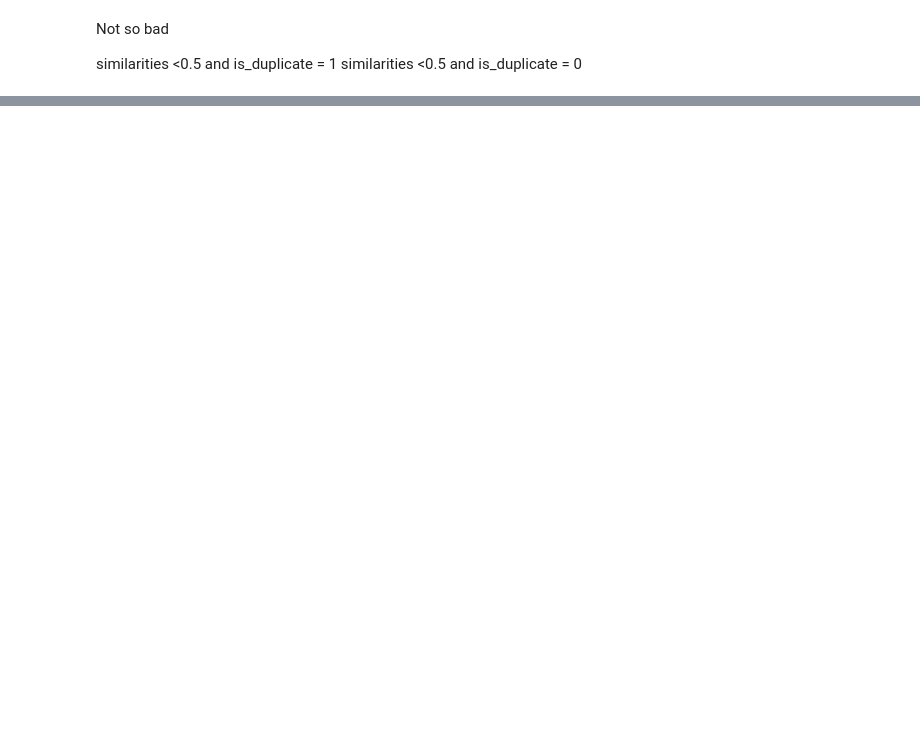
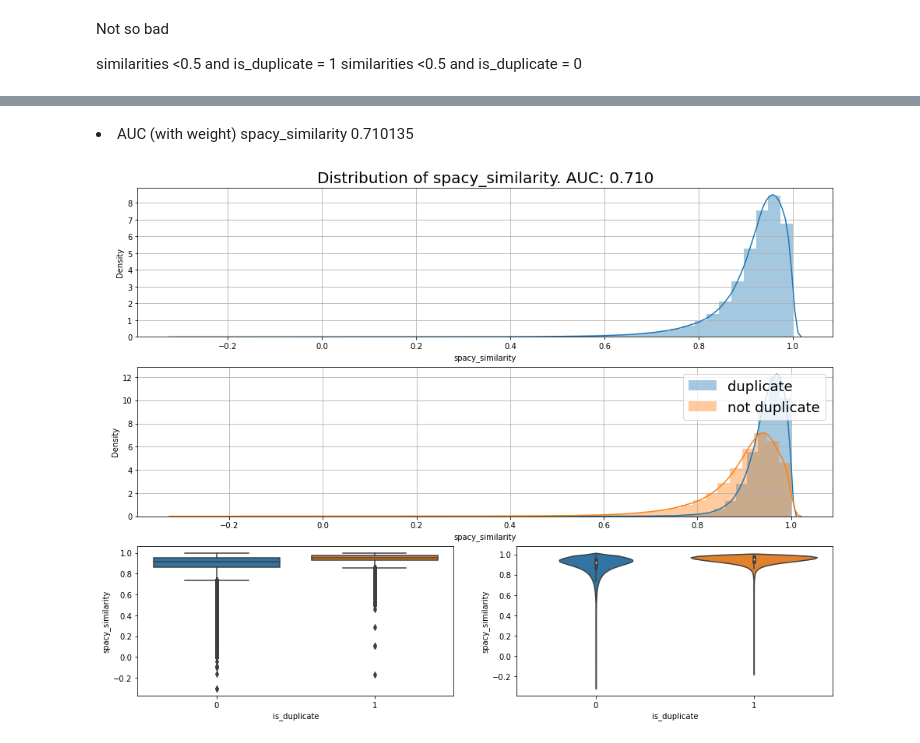
Before and after one commit to acharroux/QuoraPairs, a Jupyter notebook: BruteForce/spacy_preprocess.ipynb, the cells around one changed output, grey strips where cells are left out. Cells and saved outputs as stored; diff of their text form; code cells hidden in the pictures; blank space fills up the shorter version.

```diff
--- a/BruteForce/spacy_preprocess.ipynb
+++ b/BruteForce/spacy_preprocess.ipynb
@@ -820,43 +897,59 @@ print_info('similary<0.5 & is_duplicate=0 %.3f' % (100.*train_dataframe[(train_d
 # %%
 from sklearn.metrics import roc_auc_score
-from astropy.visualization import hist as as_hist
+
 
 def simple_AUC(dataframe,column_name):
     return roc_auc_score(y_true=dataframe['is_duplicate'],y_score=dataframe[column_name])
 
 def simple_weighted_AUC(dataframe,column_name):
     return roc_auc_score(y_true=dataframe['is_duplicate'],y_score=dataframe[column_name],sample_weight=dataframe['weight'])
 
 def show_AUC(dataframe,column_name):
     if 'weight' in dataframe.columns:
-        print_bullet('Weighted AUC %s %f' % (column_name,simple_weighted_AUC(dataframe,column_name)))
+        print_bullet('AUC (with weight) %s %f' % (column_name,simple_weighted_AUC(dataframe,column_name)))
     else:
-        print_bullet('AUC %s %f' % (column_name,simple_AUC(dataframe,column_name)))
+        print_bullet('AUC %s: %f' % (column_name,simple_AUC(dataframe,column_name)))
 
-# Be careful ! astropy's bins detection crashes on spacy_similarity
-# More, it does not support weights
-def display_simple_AUC(dataframe,column_name):
+
+def display_simple_AUC_exp(dataframe,column_name,nb_bins=50):
     palette = sns.color_palette()
-    # Let multiplot_generator figure the size
-    #plot.figure(figsize=(10, 7))
-    #plot.hist(dataframe[column_name][dataframe['is_duplicate']==1],bins=50,color=palette[3],label='Same',histtype='step')
-    #plot.hist(dataframe[column_name][dataframe['is_duplicate']==0],bins=50,color=palette[2],label='Different',alpha = 0.75,histtype='step')
-#    as_hist(dataframe[column_name][dataframe['is_duplicate']==1],max_bins=20,bins="blocks",color=palette[3],label='Same',histtype='step')
-#    as_hist(dataframe[column_name][dataframe['is_duplicate']==0],max_bins=20,bins="blocks",color=palette[2],label='Different',alpha = 0.75,histtype='step')
-    plot.hist(dataframe[column_name][dataframe['is_duplicate']==1],bins=30,color=palette[3],label='Same',histtype='step')
-    plot.hist(dataframe[column_name][dataframe['is_duplicate']==0],bins=30,color=palette[2],label='Different',alpha = 0.75,histtype='step')
-    plot.title('AUC %s : %f' % (column_name,simple_AUC(dataframe,column_name)) , fontsize=10)
+    plot.figure(figsize=(10, 10))
+    plot.hist(dataframe[column_name][dataframe['is_duplicate']==1],bins=nb_bins,color=palette[3],label='Same',histtype='step')
+    plot.hist(train_dataframe[column_name][dataframe['is_duplicate']==0],bins=nb_bins,color=palette[2],label='Different',alpha = 0.75,histtype='step')
+    plot.title('Distribution %s : %f' % (column_name,simple_AUC(dataframe,column_name)) , fontsize=10)
     plot.xlabel(column_name)
+    plot.grid(True)
     plot.ylabel('Nb')
+    plot.legend()
+
+
+## display tons of infos about column_name and its relation with target
+def display_simple_AUC(dataframe, column_name,nb_bins=50):
+    fig = plot.figure(figsize=(16, 12))
+    ax1 = plot.subplot2grid((3, 2), (0, 0), colspan=2)
+    ax2 = plot.subplot2grid((3, 2), (1, 0), colspan=2)
+    ax3 = plot.subplot2grid((3, 2), (2, 0))
+    ax4 = plot.subplot2grid((3, 2), (2, 1))
+    ax1.set_title('Distribution of %s. AUC: %.3f' % (column_name,simple_weighted_AUC(dataframe,column_name)), fontsize=20)
+    sns.distplot(dataframe[column_name], bins=nb_bins, ax=ax1)
+    ax1.grid(True)
+    sns.distplot(dataframe[dataframe['is_duplicate']==1][column_name], ax=ax2, label='duplicate', kde=True)
+    sns.distplot(dataframe[dataframe['is_duplicate']==0][column_name], bins=nb_bins,  ax=ax2, label='not duplicate', kde=True)
+    ax2.grid(True)
+    ax2.legend(loc='upper right', prop={'size': 18})
+    sns.boxplot(y=column_name, x='is_duplicate', data=dataframe, ax=ax3)
+    # we have some VERYYYY long variable names
+    if len(column_name)>30:
+        ax3.set_ylabel(column_name,fontsize=7)
+    sns.violinplot(y=column_name,  x='is_duplicate',  data=dataframe,  ax=ax4)
+    if len(column_name)>30:
+        ax4.set_ylabel(column_name,fontsize=6.5)
+    plot_save('distrib_'+column_name.replace('/','_div_').replace(' ','_'))
     plot.show()
-    #plot.legend()
-
-    plot.hist(dataframe[column_name][dataframe['is_duplicate']==1],weights=dataframe[dataframe['is_duplicate']==1][WEIGHT],bins=30,color=palette[3],label='Same',histtype='step')
-    plot.hist(dataframe[column_name][dataframe['is_duplicate']==0],weights=dataframe[dataframe['is_duplicate']==0][WEIGHT],bins=30,color=palette[2],label='Different',alpha = 0.75,histtype='step')
-    plot.title('AUC %s : %f' % (column_name,simple_AUC(dataframe,column_name)) , fontsize=10)
-    plot.xlabel(column_name)
-    plot.ylabel('Nb')
 
 
 show_AUC(train_dataframe,'spacy_similarity')
 display_simple_AUC(train_dataframe,'spacy_similarity')
+# %% [output]
+AUC (with weight) spacy_similarity 0.710135
+[figure, added]
```
Also changed, not shown: parts of 25 cells of this notebook, 18 other files.
